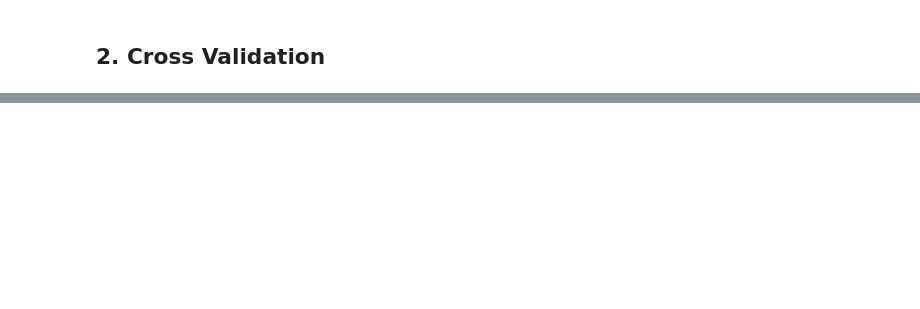
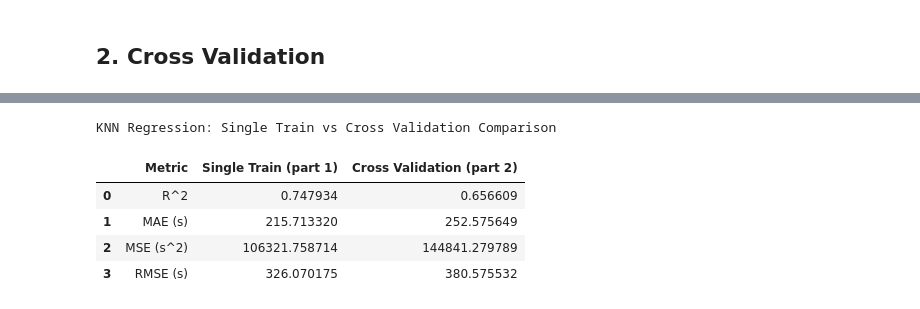
Before and after one commit to charralbert/Taxi_Trip_Duration, a Jupyter notebook: project_deliverable2_Group33.ipynb, the cells around one changed output, grey strips where cells are left out. Saved outputs shown, nothing was run; the diff lists cells and outputs as text; code cells hidden in the pictures; blank space fills up the shorter version.

Commit message:
Finished Part 2

```diff
--- a/project_deliverable2_Group33.ipynb
+++ b/project_deliverable2_Group33.ipynb
@@ -134,11 +132,13 @@ knn_results = cross_validate(
 #Extract metrics for Linear Regression
 r2_linreg = linreg_results['test_r2']
 mae_linreg = -linreg_results['test_neg_mean_absolute_error']
+mse_linreg = -linreg_results['test_neg_mean_squared_error']
 rmse_linreg = -linreg_results['test_neg_root_mean_squared_error']
 
 #Extract metrics for KNN Regression
 r2_knn = knn_results['test_r2']
 mae_knn = -knn_results['test_neg_mean_absolute_error']
+mse_knn = -knn_results['test_neg_mean_squared_error']
 rmse_knn = -knn_results['test_neg_root_mean_squared_error']
 # %%
 #Create DataFrame for Linear Regression results
@@ -201,0 +210,17 @@ RMSE: Mean = 380.575532 s,  STD = 1.882674 s
+# %%
+#Creating DataFrame to compare results from part 1 with part 2
+comparison_df = pd.DataFrame({
+    'Metric': ['R^2', 'MAE (s)', 'MSE (s^2)', 'RMSE (s)'],
+    'Single Train (part 1)' : [r2, mae, mse, rmse],
+    'Cross Validation (part 2)' : [r2_knn.mean(), mae_knn.mean(), mse_knn.mean(), rmse_knn.mean()]
+})
+
+print('KNN Regression: Single Train vs Cross Validation Comparison')
+comparison_df
+# %% [output]
+KNN Regression: Single Train vs Cross Validation Comparison
+|  | Metric | Single Train (part 1) | Cross Validation (part 2) |
+| 0 | R^2 | 0.747934 | 0.656609 |
+| 1 | MAE (s) | 215.713320 | 252.575649 |
+| 2 | MSE (s^2) | 106321.758714 | 144841.279789 |
+| 3 | RMSE (s) | 326.070175 | 380.575532 |
```
Also changed, not shown: parts of 9 cells of this notebook.
